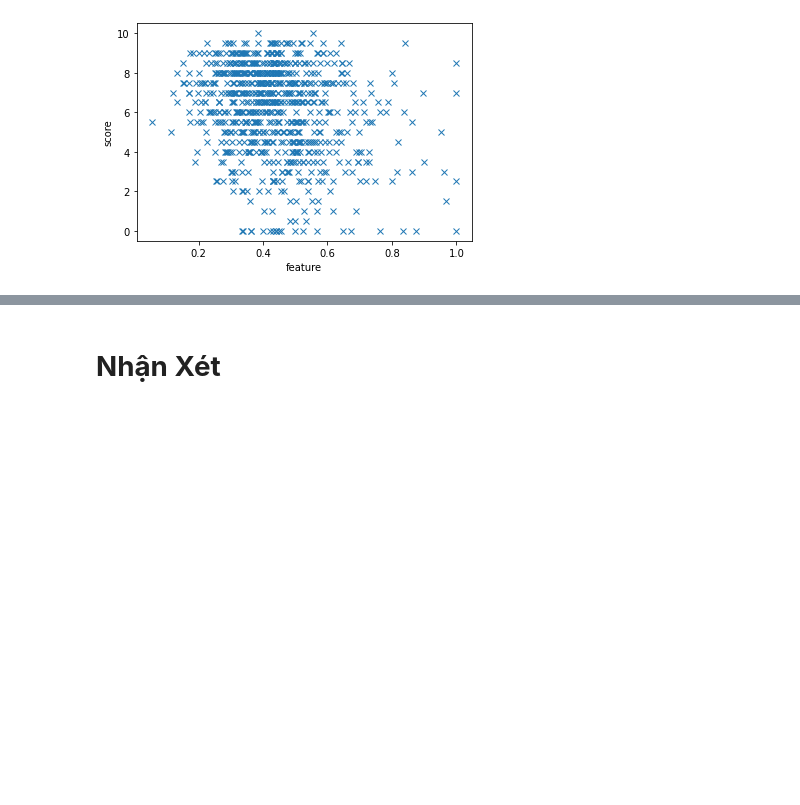
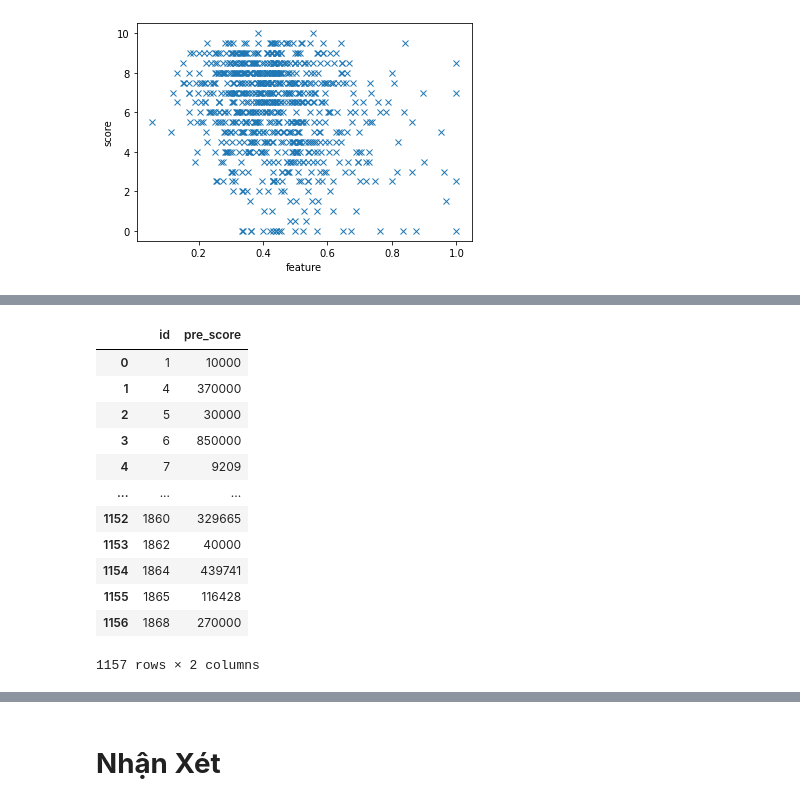
Before and after one commit to phutaekwondo/CS114.L21, a Jupyter notebook: duDoanDiemCuoiKy_homeWork/Bai_colab_so3.ipynb, the cells around one changed output, grey strips where cells are left out. Drawn from its saved outputs; the diff is of its cells as text; code cells hidden in the pictures; blank space fills up the shorter version.

```diff
--- a/duDoanDiemCuoiKy_homeWork/Bai_colab_so3.ipynb
+++ b/duDoanDiemCuoiKy_homeWork/Bai_colab_so3.ipynb
@@ -384,0 +403,20 @@ scatter_plot_1feat_1score( df_problem_div_submit[["id", "div"]] , _score)
+# %%
+df_prescore = data_wecode.loc[ data_wecode["is_final"] == 1 ][["user_id","pre_score"]]
+df_prescore = df_prescore.groupby(["user_id"]).sum()
+df_prescore = df_prescore.reset_index().rename( columns={"user_id":"id"} )
+
+df_prescore
+# %% [output]
+|  | id | pre_score |
+| 0 | 1 | 10000 |
+| 1 | 4 | 370000 |
+| 2 | 5 | 30000 |
+| 3 | 6 | 850000 |
+| 4 | 7 | 9209 |
+| ... | ... | ... |
+| 1152 | 1860 | 329665 |
+| 1153 | 1862 | 40000 |
+| 1154 | 1864 | 439741 |
+| 1155 | 1865 | 116428 |
+| 1156 | 1868 | 270000 |
+1157 rows × 2 columns
```
Also changed, not shown: parts of 5 cells of this notebook.
